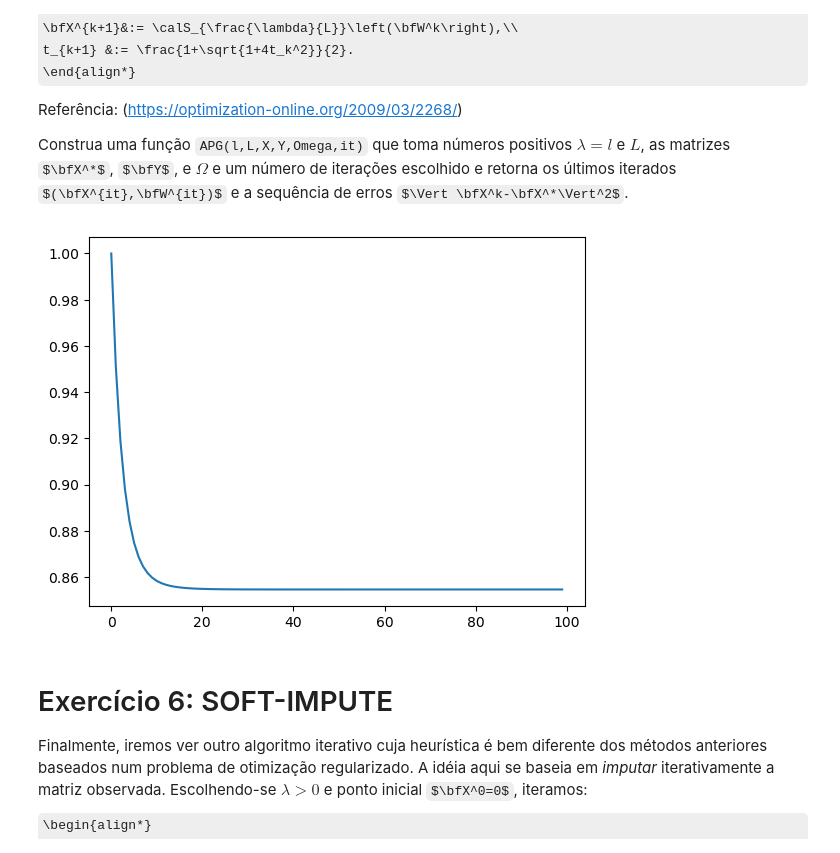
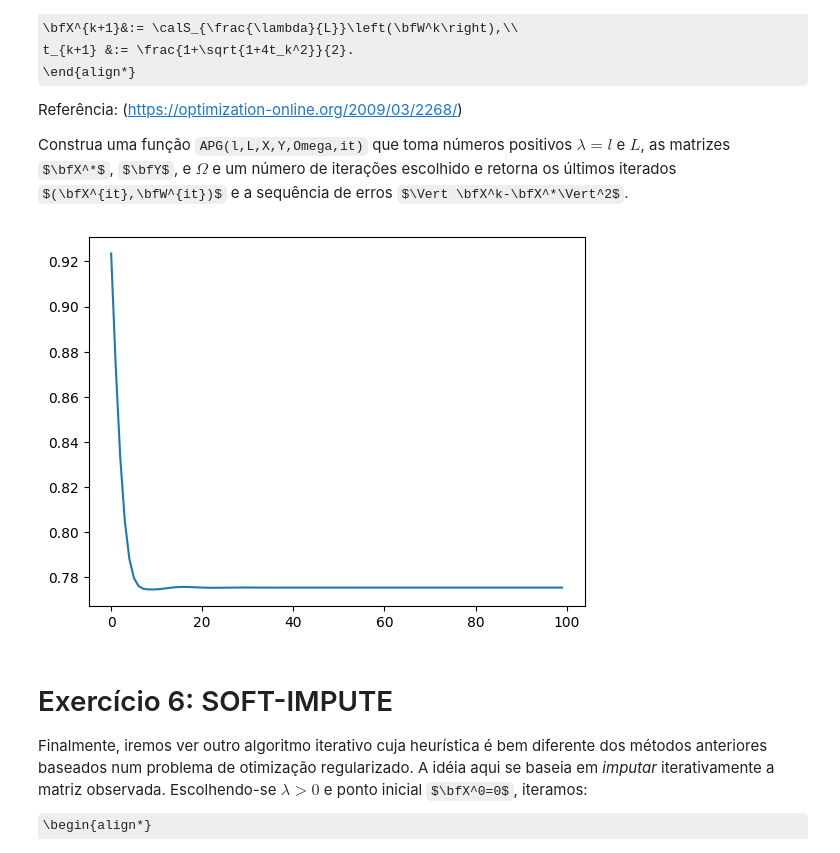
Before and after one commit to PedroPHC25/Otimizacao_Projetos, a Jupyter notebook: Matrix-completion.ipynb, the cells around one changed output. Cells and saved outputs as stored; diff of their text form; code cells hidden in the pictures; some formulas as TeX source.

```diff
--- a/Matrix-completion.ipynb
+++ b/Matrix-completion.ipynb
@@ -460,21 +458,57 @@
+# %%
+#Escreva código aqui
+def APG(l, L, X, Y, Omega, it):
+    # Inicializando a lista dos erros
+    error_history = []
+    # Dimensão das matrizes
+    n = X.shape[0]
+
+    # Inicializando as variáveis
+    X0 = np.zeros((n, n))
+    X1 = X0
+    t0 = 1
+    t1 = t0
+
+    # Em cada iteração...
+    for _ in range(it):
+        # Atualiza o Z
+        Z = X1 + ((t0 - 1)/t1)*(X1 - X0)
+        # Atualiza o W
+        W = Z - (1/L)*(P_omega(Z, Omega) - Y)
+        # Avança o X0
+        X0 = X1
+        # Calcula a decomposição SVD de W
+        U, S, Vt = np.linalg.svd(W)
+        # Atualiza o X1 com base no soft-thresholding
+        X1 = U @ np.diag(soft(S, l/L)) @ Vt
+        # Avança o t0
+        t0 = t1
+        # Atualiza o t1
+        t1 = (1 + np.sqrt(1 + 4*(t1**2)))/2
+
+        # Calcula o erro atual e salva na lista
+        current_error = Frob_sq(X1 - X)
+        error_history.append(current_error)
+
+    return X1, W, error_history
 # %%
 #Exemplo:
 X = data[0]
 Omega = data[1]
 Y = P_omega(X,Omega)
 n = X.shape[0]
 l = n/100
 L = 5
 it = 100
 
 f3 = APG(l,L,X,Y,Omega,it)
 error_APG = f3[2]
 
 import matplotlib.pyplot as plt
-plt.plot(error_PG)
+plt.plot(error_APG)
 plt.show()
 # %% [output]
-[figure, old version]
+[figure, new version]
 # %% [markdown]
 # Exercício 6: SOFT-IMPUTE
 
```
Also changed, not shown: parts of 11 cells of this notebook.
